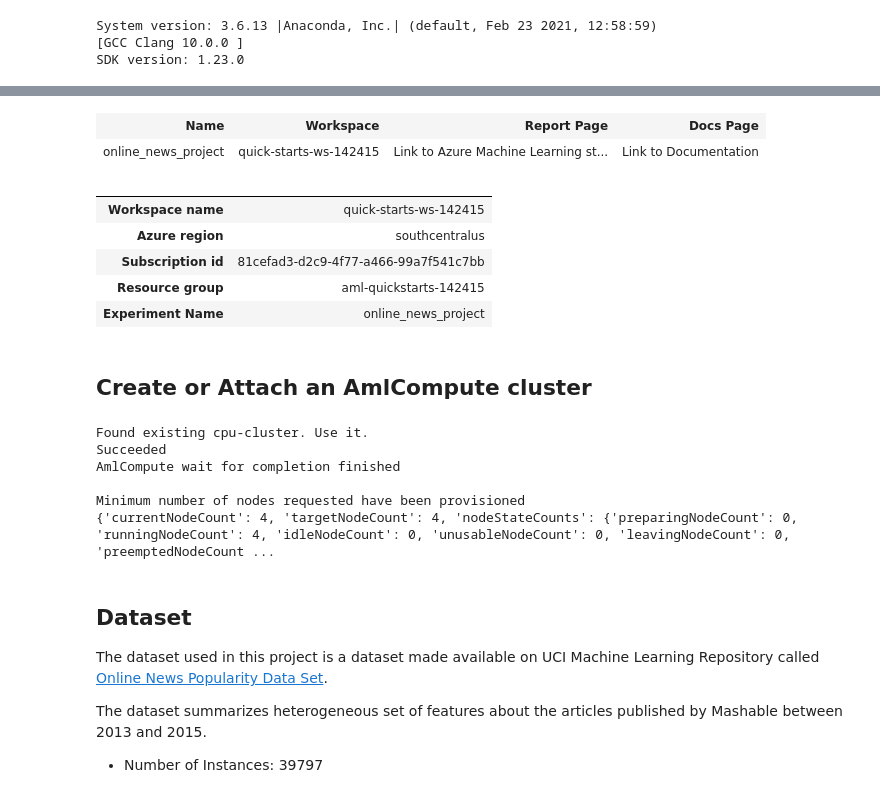
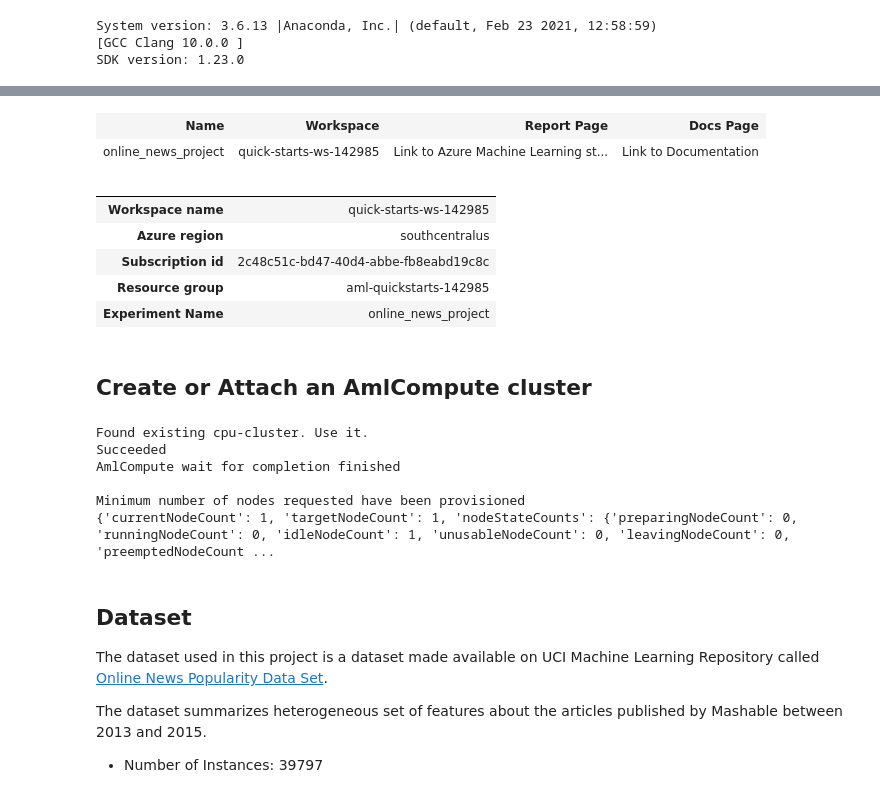
Before and after one commit to franckess/AzureML_Capstone, a Jupyter notebook: 01_Hyperparameter_tuning_final.ipynb, the cells around one changed output, grey strips where cells are left out. Cells and saved outputs as stored; diff of their text form; code cells hidden in the pictures.

```diff
--- a/01_Hyperparameter_tuning_final.ipynb
+++ b/01_Hyperparameter_tuning_final.ipynb
@@ -62,19 +83,18 @@ SDK version: 1.23.0
 # %%
 interactive_auth = InteractiveLoginAuthentication(tenant_id="660b3398-b80e-49d2-bc5b-ac1dc93b5254")
-ws = Workspace(subscription_id="81cefad3-d2c9-4f77-a466-99a7f541c7bb",
-                   resource_group="aml-quickstarts-142415",
-                   workspace_name="quick-starts-ws-142415",
+ws = Workspace.get(subscription_id="2c48c51c-bd47-40d4-abbe-fb8eabd19c8c",
+                   resource_group="aml-quickstarts-142985",
+                   name="quick-starts-ws-142985",
                    auth=interactive_auth)
 
 experiment_name = 'online_news_project'
 experiment=Experiment(ws, experiment_name)
 experiment
-
 # ws = Workspace.from_config()
 # print(ws.name, ws.resource_group, ws.location, ws.subscription_id, sep = '\n')
 # %% [output]
 | Name | Workspace | Report Page | Docs Page |
-| online_news_project | quick-starts-ws-142415 | Link to Azure Machine Learning st... | Link to Documentation |
+| online_news_project | quick-starts-ws-142985 | Link to Azure Machine Learning st... | Link to Documentation |
 # %%
 dic_data = {'Workspace name': ws.name,
             'Azure region': ws.location,
@@ -87,10 +107,10 @@ az_data.rename(columns={0:''}, inplace = True)
 az_data
 # %% [output]
 |  |  |
-| Workspace name | quick-starts-ws-142415 |
+| Workspace name | quick-starts-ws-142985 |
 | Azure region | southcentralus |
-| Subscription id | 81cefad3-d2c9-4f77-a466-99a7f541c7bb |
-| Resource group | aml-quickstarts-142415 |
+| Subscription id | 2c48c51c-bd47-40d4-abbe-fb8eabd19c8c |
+| Resource group | aml-quickstarts-142985 |
 | Experiment Name | online_news_project |
 # %% [markdown]
 ## Create or Attach an AmlCompute cluster
@@ -115,7 +135,7 @@ Succeeded
 AmlCompute wait for completion finished
 
 Minimum number of nodes requested have been provisioned
-{'currentNodeCount': 4, 'targetNodeCount': 4, 'nodeStateCounts': {'preparingNodeCount': 0, 'runningNodeCount': 4, 'idleNodeCount': 0, 'unusableNodeCount': 0, 'leavingNodeCount': 0, 'preemptedNodeCount ...
+{'currentNodeCount': 1, 'targetNodeCount': 1, 'nodeStateCounts': {'preparingNodeCount': 0, 'runningNodeCount': 0, 'idleNodeCount': 1, 'unusableNodeCount': 0, 'leavingNodeCount': 0, 'preemptedNodeCount ...
 # %% [markdown]
 ## Dataset
 
```
Also changed, not shown: parts of 34 cells of this notebook, 8 other files.
